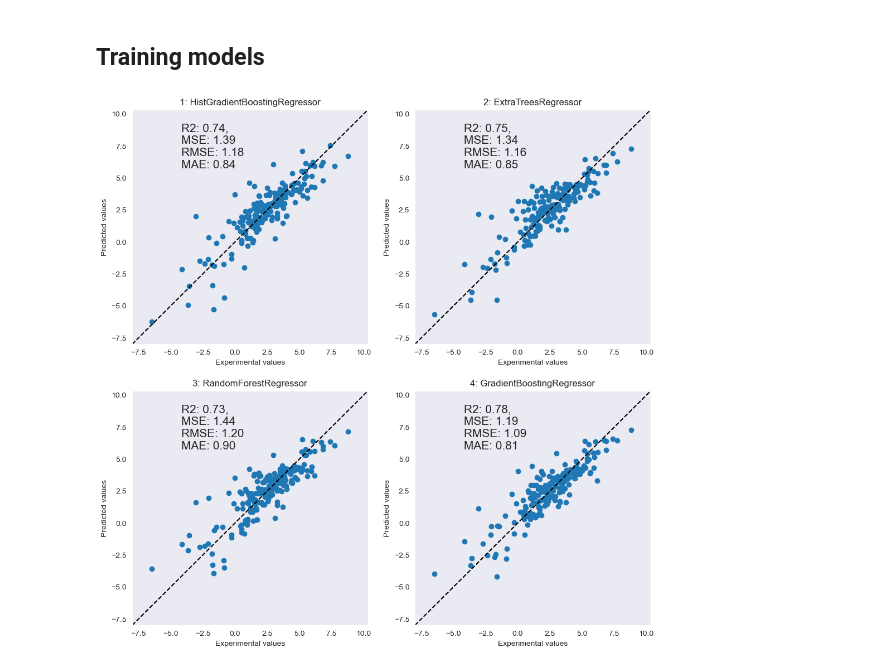
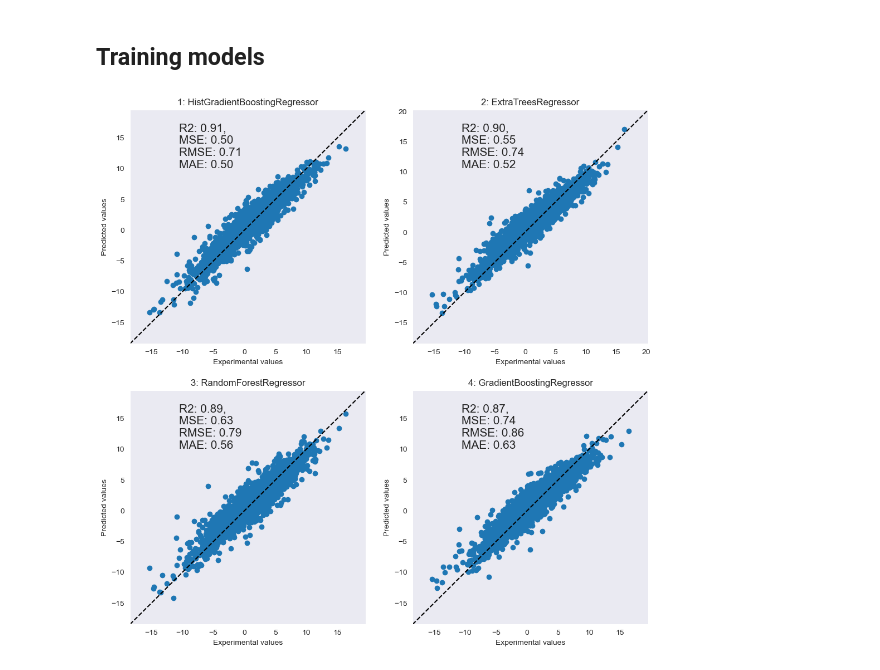
Before and after one commit to jonswain/logd_and_pka, a Jupyter notebook: notebooks/1.0-JS-EDA-SKLearn.ipynb, the cells around one changed output. Saved outputs shown, nothing was run; the diff lists cells and outputs as text; code cells hidden in the pictures.

```diff
--- a/notebooks/1.0-JS-EDA-SKLearn.ipynb
+++ b/notebooks/1.0-JS-EDA-SKLearn.ipynb
@@ -52,5 +57,5 @@ plot_distribution(logd_data, "logd_x")
 train, test = train_test_split(logd_data)
 train.to_csv("../data/processed/train_data.csv")
 test.to_csv("../data/processed/test_data.csv")
-compare_train_test_distribution(train, test, "logd_x")
+compare_train_test_distribution(train, test, "logd")
 # %% [output]
@@ -74,10 +94,10 @@ Variance in top 50 principle components: 0.843
 ## Training models
 # %%
 X_train = np.array(training_desc)
-y_train = np.array(train.logd_x)
+y_train = np.array(train.logd)
 X_test = np.array(test_desc)
-y_test = np.array(test.logd_x)
+y_test = np.array(test.logd)
 
 regression_models(X_train, y_train, X_test, y_test)
 # %% [output]
-[figure, old version]
+[figure, new version]
```
Also changed, not shown: parts of 5 cells of this notebook, 4 other files.
